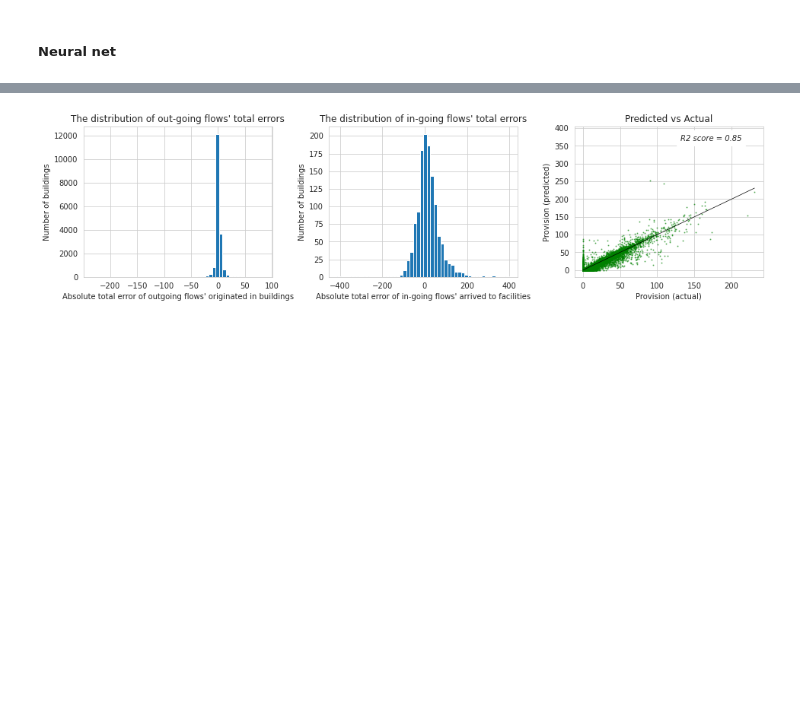
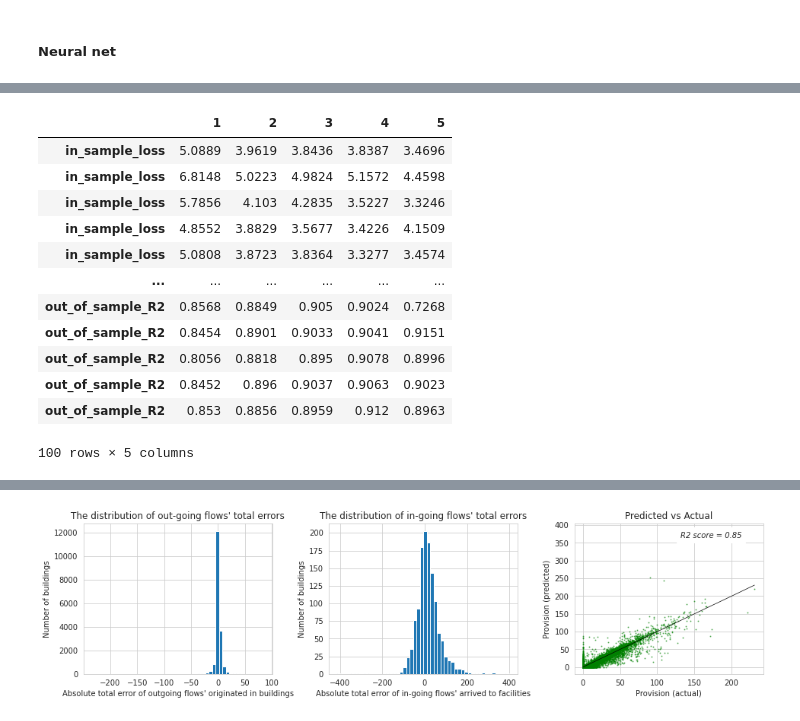
Before and after one commit to RitaMargari/urban-facilities-provision, a Jupyter notebook: main.ipynb, the cells around one changed output, grey strips where cells are left out. Saved outputs shown, nothing was run; the diff lists cells and outputs as text; code cells hidden in the pictures; blank space fills up the shorter version.

```diff
--- a/main.ipynb
+++ b/main.ipynb
@@ -487,2 +619,18 @@ def perform_experiments(models, dataset, metric_output_file, iter=1, num_folds=5
+# %%
+balancing_layers_dcgm
+# %% [output]
+|  | 1 | 2 | 3 | 4 | 5 |
+| in_sample_loss | 5.0889 | 3.9619 | 3.8436 | 3.8387 | 3.4696 |
+| in_sample_loss | 6.8148 | 5.0223 | 4.9824 | 5.1572 | 4.4598 |
+| in_sample_loss | 5.7856 | 4.103 | 4.2835 | 3.5227 | 3.3246 |
+| in_sample_loss | 4.8552 | 3.8829 | 3.5677 | 3.4226 | 4.1509 |
+| in_sample_loss | 5.0808 | 3.8723 | 3.8364 | 3.3277 | 3.4574 |
+| ... | ... | ... | ... | ... | ... |
+| out_of_sample_R2 | 0.8568 | 0.8849 | 0.905 | 0.9024 | 0.7268 |
+| out_of_sample_R2 | 0.8454 | 0.8901 | 0.9033 | 0.9041 | 0.9151 |
+| out_of_sample_R2 | 0.8056 | 0.8818 | 0.895 | 0.9078 | 0.8996 |
+| out_of_sample_R2 | 0.8452 | 0.896 | 0.9037 | 0.9063 | 0.9023 |
+| out_of_sample_R2 | 0.853 | 0.8856 | 0.8959 | 0.912 | 0.8963 |
+100 rows × 5 columns
 # %%
 perform_experiments(models, dataset_ilp, iter=5, metric_output_file='model_output/ilp/ilp.json')
```
Also changed, not shown: parts of 19 cells of this notebook.
